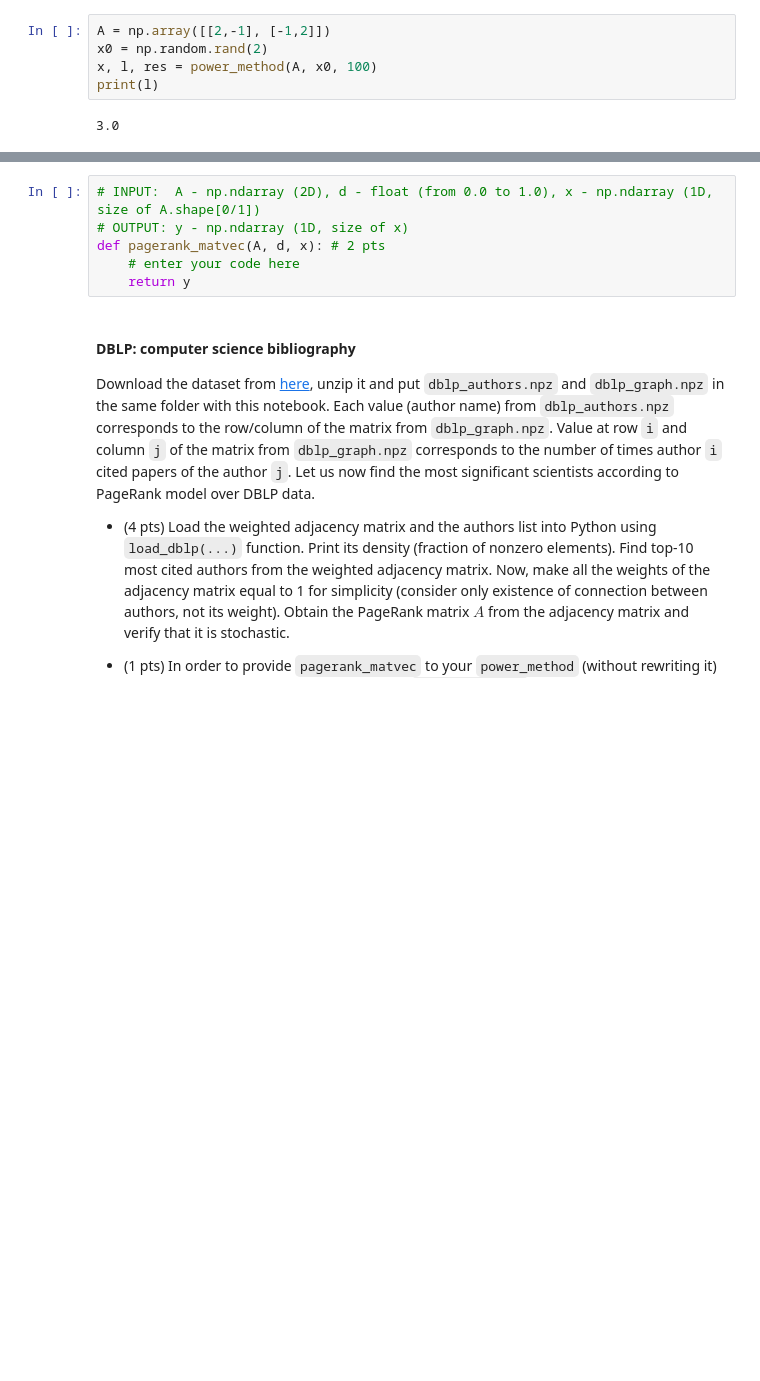
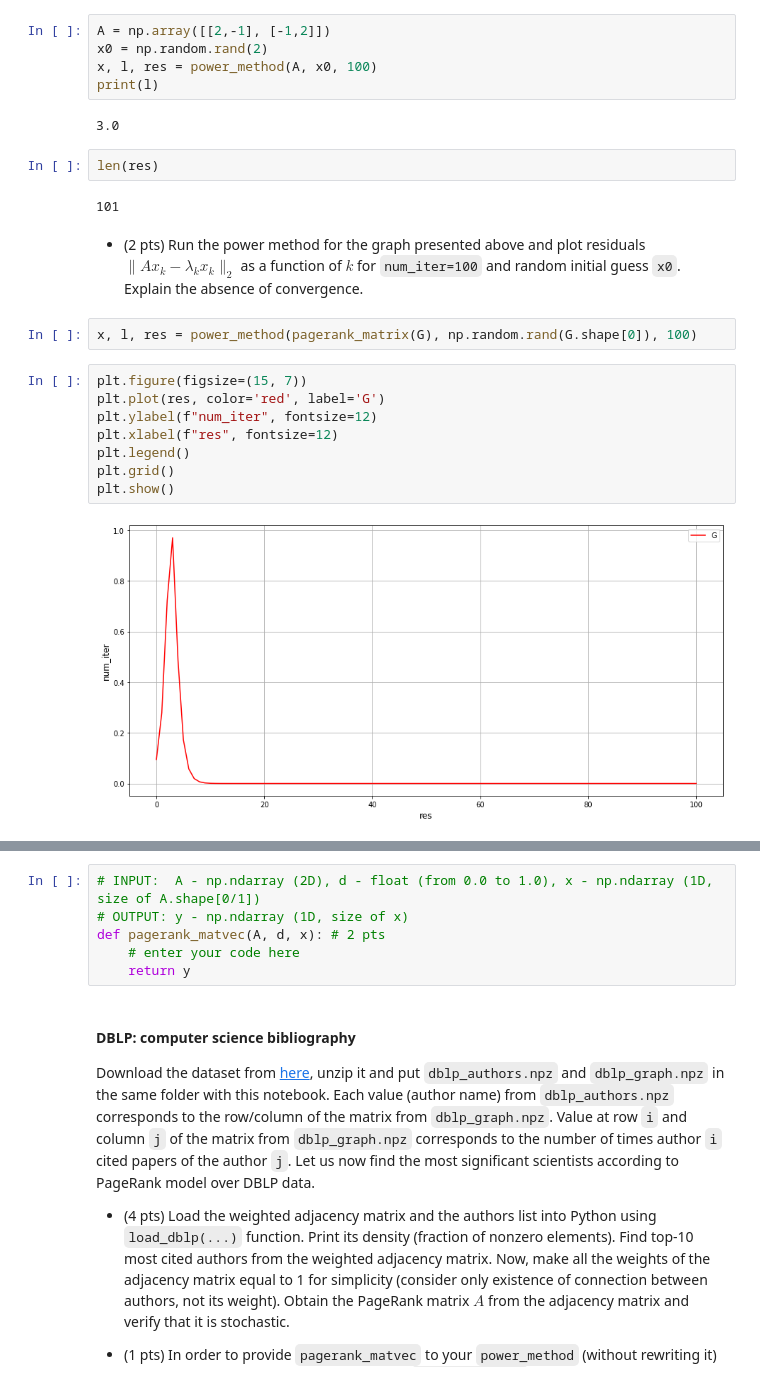
Before and after one commit to prosvirinKir/Numerical-Linear-Algebra, a Jupyter notebook: NLA_HW2_ProsvirinKV_.ipynb, the cells around one changed output, grey strips where cells are left out. Drawn from its saved outputs; the diff is of its cells as text; blank space fills up the shorter version.

````diff
--- a/NLA_HW2_ProsvirinKV_.ipynb
+++ b/NLA_HW2_ProsvirinKV_.ipynb
@@ -746,3 +746,21 @@ x, l, res = power_method(A, x0, 100)
 print(l)
 # %% [output]
 3.0
+# %%
+len(res)
+# %% [output]
+101
+# %% [markdown]
+* (2 pts) Run the power method for the graph presented above and plot residuals $\|Ax_k - \lambda_k x_k\|_2$ as a function of $k$ for ```num_iter=100``` and random initial guess ```x0```.  Explain the absence of convergence.
+# %%
+x, l, res = power_method(pagerank_matrix(G), np.random.rand(G.shape[0]), 100)
+# %%
+plt.figure(figsize=(15, 7))
+plt.plot(res, color='red', label='G')
+plt.ylabel(f"num_iter", fontsize=12)
+plt.xlabel(f"res", fontsize=12)
+plt.legend()
+plt.grid()
+plt.show()
+# %% [output]
+[figure, added]
````
Also changed, not shown: parts of 2 cells of this notebook.
